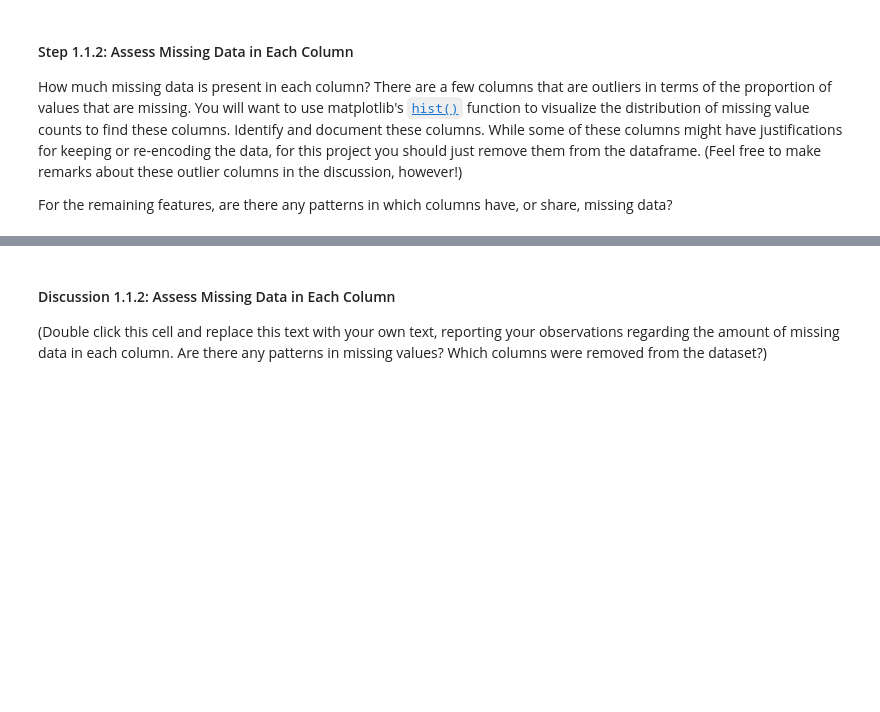
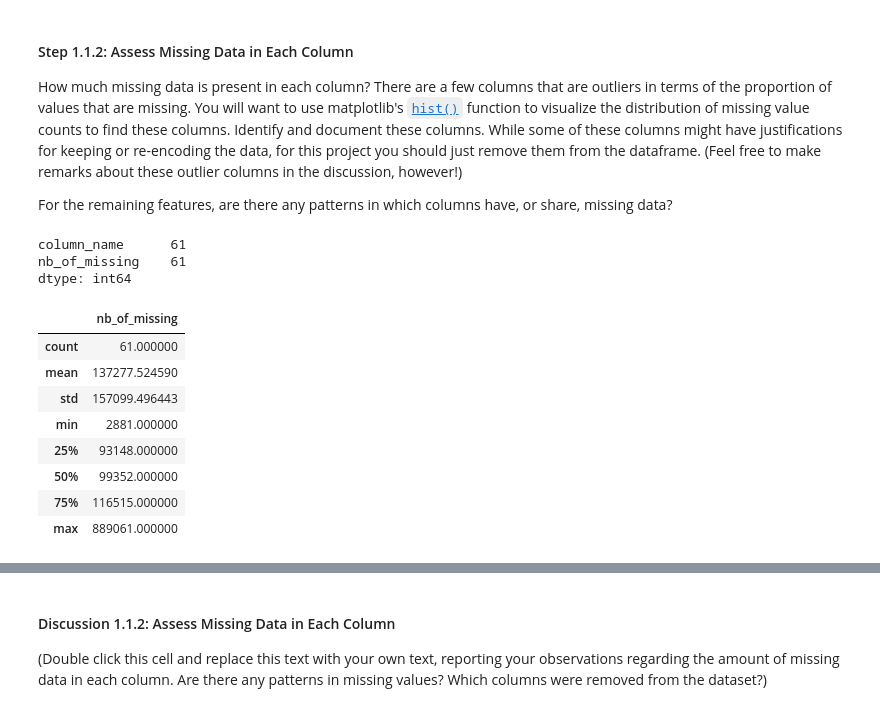
Before and after one commit to jlcossi/identify_customer_segments, a Jupyter notebook: Identify_Customer_Segments.ipynb, the cells around one changed output, grey strips where cells are left out. Saved outputs shown, nothing was run; the diff lists cells and outputs as text; code cells hidden in the pictures; blank space fills up the shorter version.

```diff
--- a/Identify_Customer_Segments.ipynb
+++ b/Identify_Customer_Segments.ipynb
@@ -123,7 +138,7 @@ def missing_code_to_nan(df_demographics, df_feat_attr):
     for index in df_feat_attr.index:
         current_column = df_feat_attr.loc[index, 'attribute']
         missing_or_unknown = df_feat_attr.loc[index, 'missing_or_unknown']
-        df_demographics[current_column] = df_demographics[current_column].apply(lambda x: np.nan if (str(x) in missing_or_unknown) else x)
+        df_demographics[current_column] = df_demographics[current_column].apply(lambda x: np.nan if (x in missing_or_unknown) else x)
 
     return df_demographics
 # %%
@@ -146,4 +164,4 @@ How much missing data is present in each column? There are a few columns that ar
 For the remaining features, are there any patterns in which columns have, or share, missing data?
 # %%
 # Get the missing values from the demographics data
-# df_azdias_missing = df_azdias.isnull().sum()
+df_azdias_missing = pd.DataFrame(data=df_azdias.isnull().sum())
@@ -150,3 +174,7 @@ For the remaining features, are there any patterns in which columns have, or sha
 # %%
-# How many columns have missing data ?
-# df_azdias_missing
+# How many columns have missing data (out of 85) ?
+df_azdias_missing.query('nb_of_missing > 0').count()
+# %% [output]
+column_name      61
+nb_of_missing    61
+dtype: int64
@@ -156,0 +184,13 @@ For the remaining features, are there any patterns in which columns have, or sha
+# %%
+# Get a view on the distribution
+df_azdias_missing.describe()
+# %% [output]
+|  | nb_of_missing |
+| count | 61.000000 |
+| mean | 137277.524590 |
+| std | 157099.496443 |
+| min | 2881.000000 |
+| 25% | 93148.000000 |
+| 50% | 99352.000000 |
+| 75% | 116515.000000 |
+| max | 889061.000000 |
```
Also changed, not shown: parts of 16 cells of this notebook.
